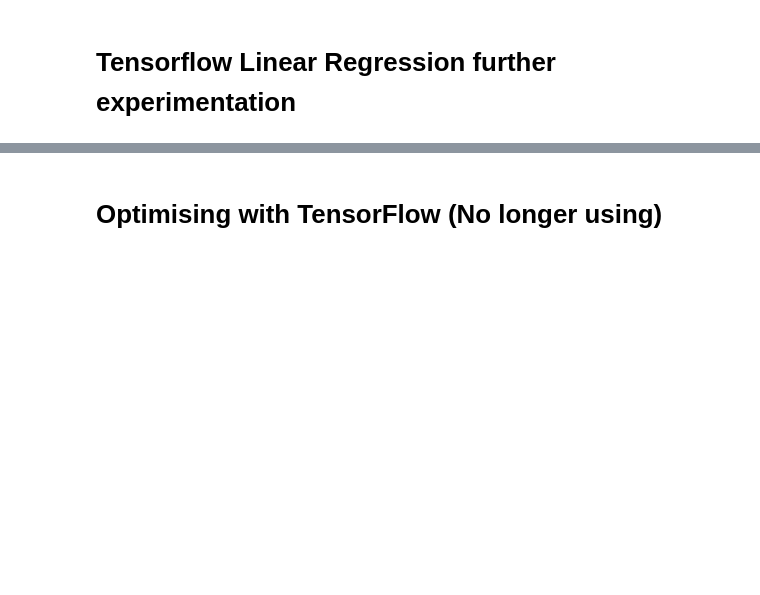
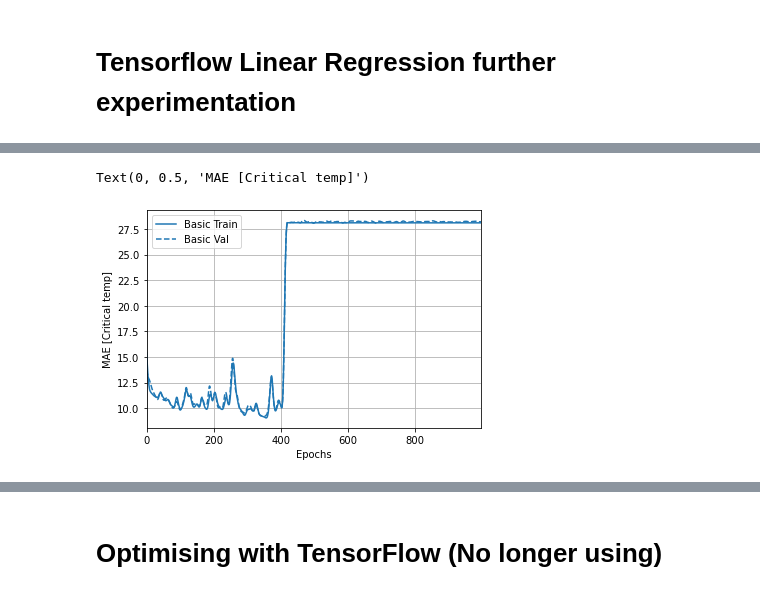
Before and after one commit to AymanSulaiman/superconductor-analysis-and-prediction, a Jupyter notebook: Experimentation_on_merged_data.ipynb, the cells around one changed output, grey strips where cells are left out. Cells and saved outputs as stored; diff of their text form; code cells hidden in the pictures; blank space fills up the shorter version.

Commit message:
tried another neural network, did not go so well, stick to original, going to try and remake it with fewer epochs

```diff
--- a/Experimentation_on_merged_data.ipynb
+++ b/Experimentation_on_merged_data.ipynb
@@ -426,0 +429,25 @@ _ = plt.ylabel("Count")
+# %%
+def build_model():
+    model = keras.Sequential([
+        layers.Dense(64, activation='relu', input_shape=(X_train.shape[1],)),
+        layers.Dense(64, activation='relu'),
+        layers.Dense(256, activation='relu'),
+        layers.Dense(512, activation='relu'),
+        layers.Dense(512, activation='relu'),
+        layers.Dense(1024, activation='relu'),
+        layers.Dense(1024, activation='relu'),
+        layers.Dense(1024, activation='relu'),
+        layers.Dense(2048, activation='relu'),
+        layers.Dense(2048, activation='relu'),
+        layers.Dense(4096, activation='relu'),
+        layers.Dense(1, activation='linear')
+    ])
+
+    optimizer = tf.keras.optimizers.Adam(0.001)
+
+    model.compile(loss='mse',
+                optimizer=optimizer,
+                metrics=['mae', 'mse'])
+    return model
+# %%
+model = build_model()
@@ -426,0 +474,11 @@ _ = plt.ylabel("Count")
+# %%
+EPOCHS = 1000
+
+history = model.fit(
+    X_train,
+    y_train,
+    epochs=EPOCHS,
+    validation_split = 0.2,
+    verbose=0,
+    callbacks=[tfdocs.modeling.EpochDots()]
+)
@@ -426,0 +517,9 @@ _ = plt.ylabel("Count")
+# %%
+plotter = tfdocs.plots.HistoryPlotter(smoothing_std=2)
+# %%
+plotter.plot({'Basic': history}, metric = "mae")
+# plt.ylim([0, 10])
+plt.ylabel('MAE [Critical temp]')
+# %% [output]
+Text(0, 0.5, 'MAE [Critical temp]')
+[figure, added]
```
Also changed, not shown: parts of 36 cells of this notebook, 1 other file.
